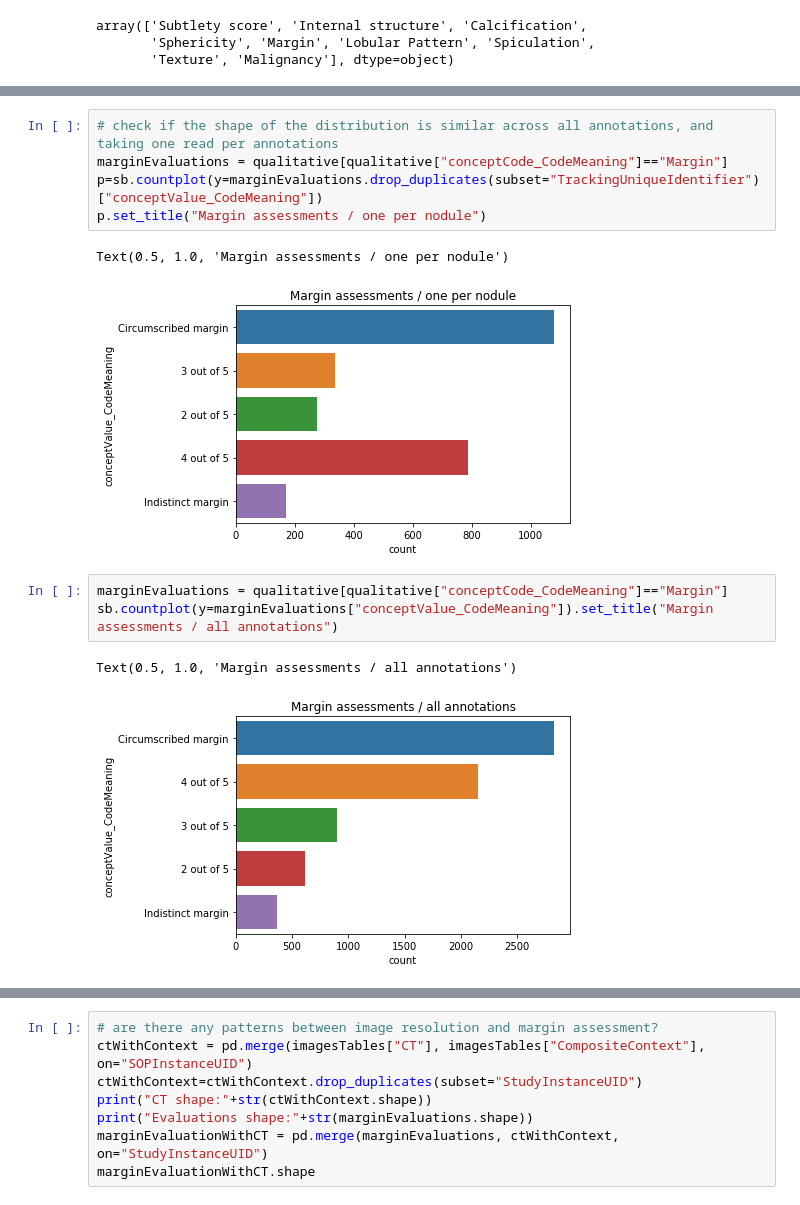
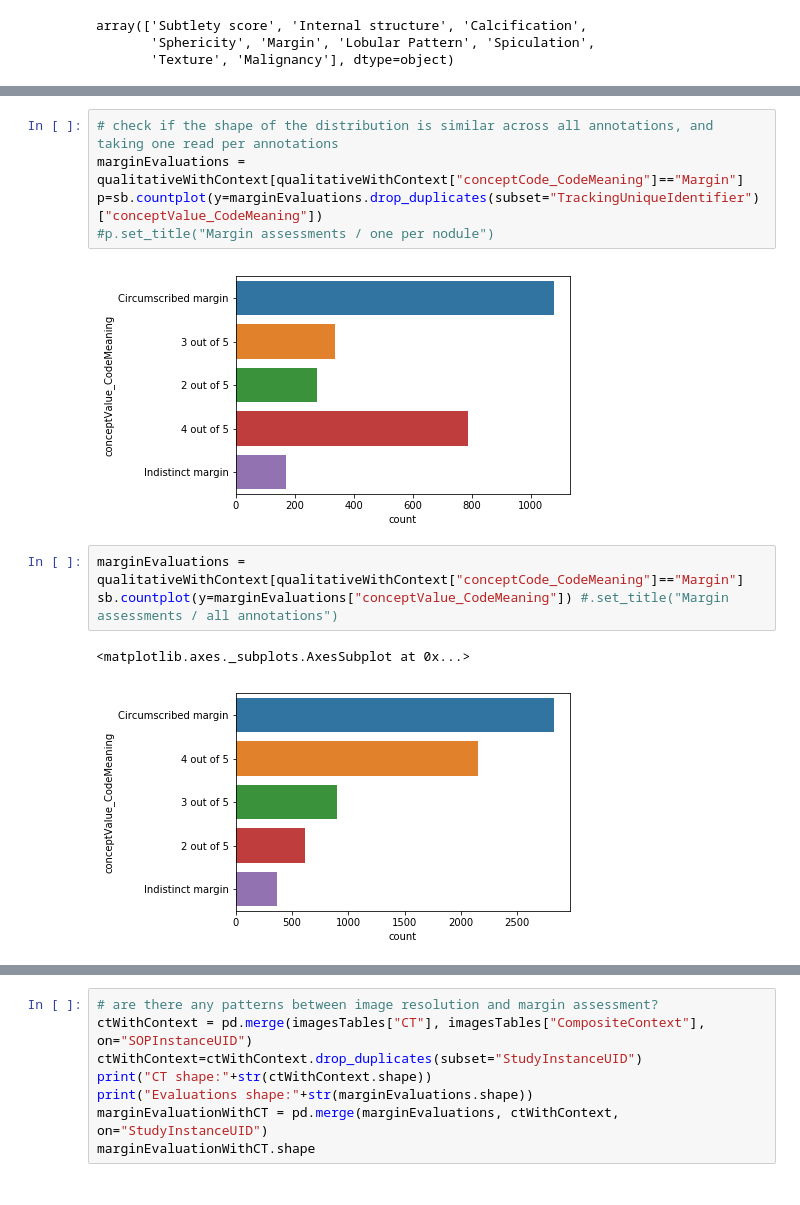
Before and after one commit to QIICR/lidc2dicom, a Jupyter notebook: notebooks/metadata_verification.ipynb, the cells around one changed output, grey strips where cells are left out. Saved outputs shown, nothing was run; the diff lists cells and outputs as text.

```diff
--- a/notebooks/metadata_verification.ipynb
+++ b/notebooks/metadata_verification.ipynb
@@ -713,18 +698,17 @@ Index(['SOPInstanceUID', 'TrackingUniqueIdentifier', 'conceptCode_CodeMeaning',
       dtype='object')
 # %%
 # check if the shape of the distribution is similar across all annotations, and taking one read per annotations
-marginEvaluations = qualitative[qualitative["conceptCode_CodeMeaning"]=="Margin"]
+marginEvaluations = qualitativeWithContext[qualitativeWithContext["conceptCode_CodeMeaning"]=="Margin"]
 p=sb.countplot(y=marginEvaluations.drop_duplicates(subset="TrackingUniqueIdentifier")["conceptValue_CodeMeaning"])
-p.set_title("Margin assessments / one per nodule")
+#p.set_title("Margin assessments / one per nodule")
 # %% [output]
-Text(0.5, 1.0, 'Margin assessments / one per nodule')
-[figure, old version]
+[figure, new version]
 # %%
-marginEvaluations = qualitative[qualitative["conceptCode_CodeMeaning"]=="Margin"]
-sb.countplot(y=marginEvaluations["conceptValue_CodeMeaning"]).set_title("Margin assessments / all annotations")
+marginEvaluations = qualitativeWithContext[qualitativeWithContext["conceptCode_CodeMeaning"]=="Margin"]
+sb.countplot(y=marginEvaluations["conceptValue_CodeMeaning"]) #.set_title("Margin assessments / all annotations")
 # %% [output]
-Text(0.5, 1.0, 'Margin assessments / all annotations')
+<matplotlib.axes._subplots.AxesSubplot at 0x...>
-[figure, old version]
+[figure, new version]
 # %%
 # count all margin assessments per nodule
 marginEvaluations["TrackingUniqueIdentifier"].value_counts()
```
Also changed, not shown: parts of 22 cells of this notebook.
